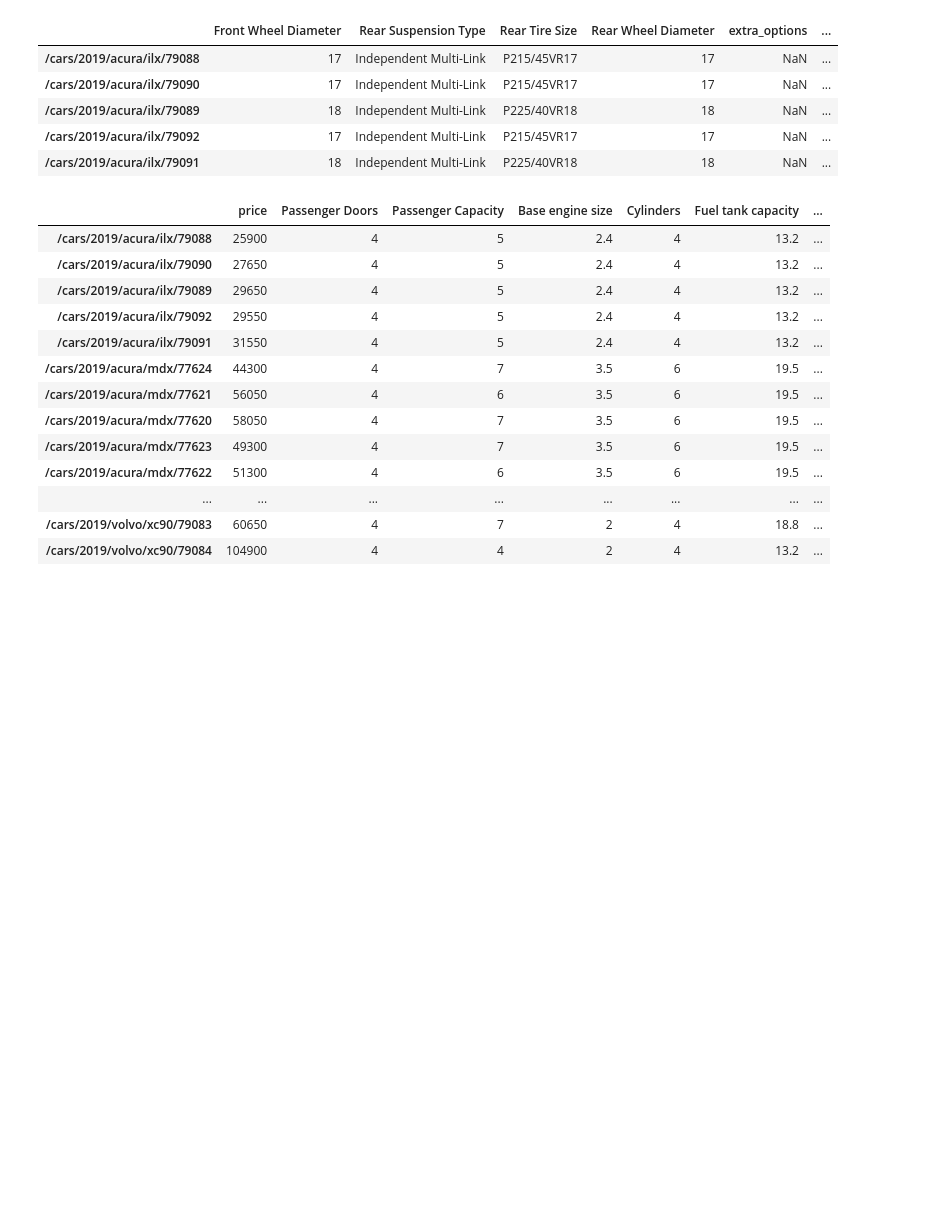
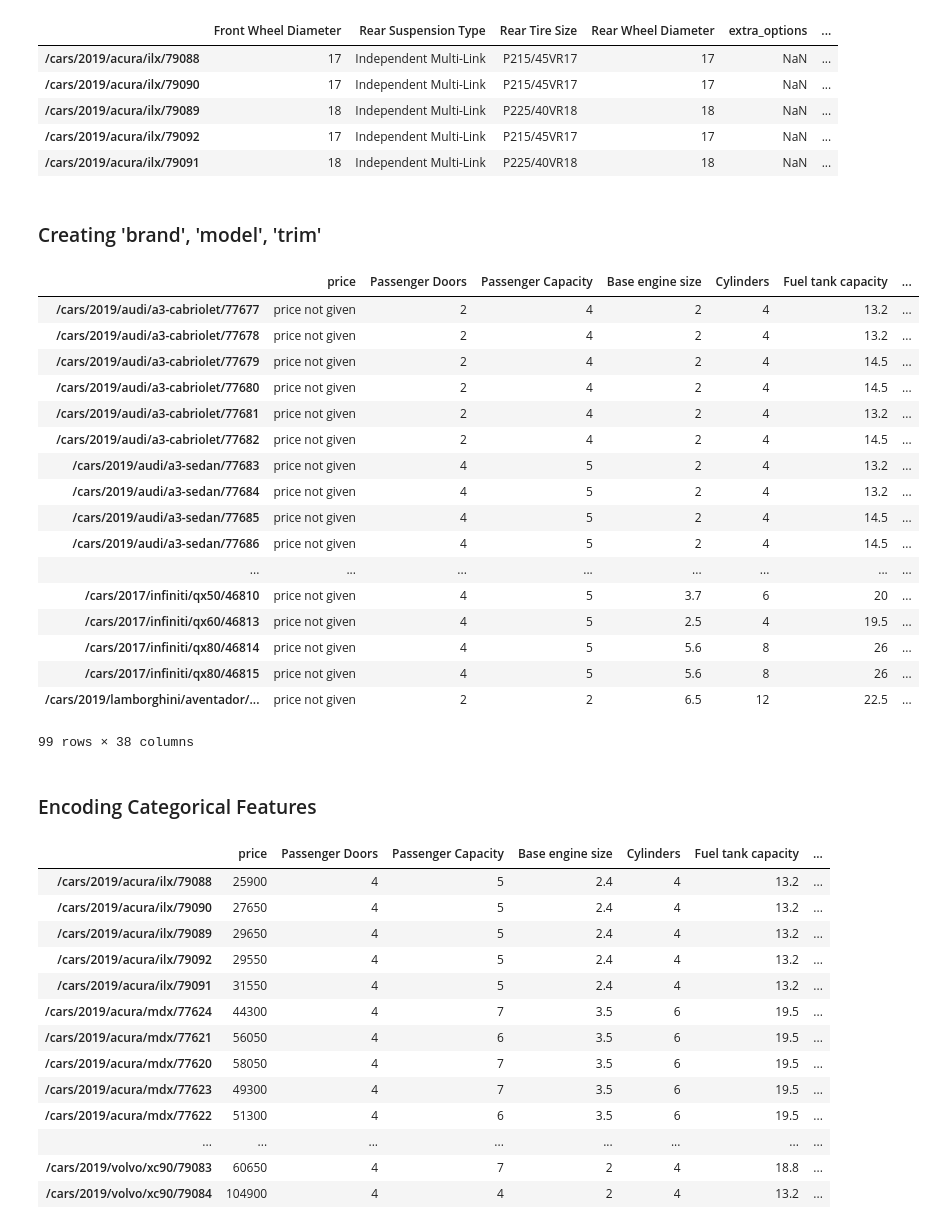
Before and after one commit to oqusous/car_recommendation_, a Jupyter notebook: 01_data_KNN_reg_cla.ipynb, the cells around one changed output. Saved outputs shown, nothing was run; the diff lists cells and outputs as text; code cells hidden in the pictures; blank space fills up the shorter version.

```diff
--- a/01_data_KNN_reg_cla.ipynb
+++ b/01_data_KNN_reg_cla.ipynb
@@ -787,10 +843,33 @@ df_reg.iloc[:,30:].head()
 | /cars/2019/acura/ilx/79089 | 18 | Independent Multi-Link | P225/40VR18 | 18 | NaN | ... |
 | /cars/2019/acura/ilx/79092 | 17 | Independent Multi-Link | P215/45VR17 | 17 | NaN | ... |
 | /cars/2019/acura/ilx/79091 | 18 | Independent Multi-Link | P225/40VR18 | 18 | NaN | ... |
+# %% [markdown]
+### Creating 'brand', 'model', 'trim'
 # %%
 for i,r in df_reg['model_name_carspecs.us'].items():
     df_reg.at[i, 'brand'] = ''.join(df_reg.loc[i, 'model_name_carspecs.us'].split(' ')[1]).strip()
     df_reg.at[i, 'model'] = ''.join(df_reg.loc[i, 'model_name_carspecs.us'].split(' ')[2]).strip()
     df_reg.at[i, 'trim'] = ' '.join(df_reg.loc[i, 'model_name_carspecs.us'].split(' ')[3:]).strip()
+# %%
+df_reg[df_reg['price'] == 'price not given']
+# %% [output]
+|  | price | Passenger Doors | Passenger Capacity | Base engine size | Cylinders | Fuel tank capacity | ... |
+| /cars/2019/audi/a3-cabriolet/77677 | price not given | 2 | 4 | 2 | 4 | 13.2 | ... |
+| /cars/2019/audi/a3-cabriolet/77678 | price not given | 2 | 4 | 2 | 4 | 13.2 | ... |
+| /cars/2019/audi/a3-cabriolet/77679 | price not given | 2 | 4 | 2 | 4 | 14.5 | ... |
+| /cars/2019/audi/a3-cabriolet/77680 | price not given | 2 | 4 | 2 | 4 | 14.5 | ... |
+| /cars/2019/audi/a3-cabriolet/77681 | price not given | 2 | 4 | 2 | 4 | 13.2 | ... |
+| /cars/2019/audi/a3-cabriolet/77682 | price not given | 2 | 4 | 2 | 4 | 14.5 | ... |
+| /cars/2019/audi/a3-sedan/77683 | price not given | 4 | 5 | 2 | 4 | 13.2 | ... |
+| /cars/2019/audi/a3-sedan/77684 | price not given | 4 | 5 | 2 | 4 | 13.2 | ... |
+| /cars/2019/audi/a3-sedan/77685 | price not given | 4 | 5 | 2 | 4 | 14.5 | ... |
+| /cars/2019/audi/a3-sedan/77686 | price not given | 4 | 5 | 2 | 4 | 14.5 | ... |
+| ... | ... | ... | ... | ... | ... | ... | ... |
+| /cars/2017/infiniti/qx50/46810 | price not given | 4 | 5 | 3.7 | 6 | 20 | ... |
+| /cars/2017/infiniti/qx60/46813 | price not given | 4 | 5 | 2.5 | 4 | 19.5 | ... |
+| /cars/2017/infiniti/qx80/46814 | price not given | 4 | 5 | 5.6 | 8 | 26 | ... |
+| /cars/2017/infiniti/qx80/46815 | price not given | 4 | 5 | 5.6 | 8 | 26 | ... |
+| /cars/2019/lamborghini/aventador/... | price not given | 2 | 2 | 6.5 | 12 | 22.5 | ... |
+99 rows × 38 columns
 # %%
 df_reg.drop(['model_name_carspecs.us'],1,inplace=True)
@@ -797,3 +878,5 @@ df_reg.drop(['model_name_carspecs.us'],1,inplace=True)
+# %% [markdown]
+### Encoding Categorical Features
 # %%
 df_encoded = df_reg.copy()
 # %%
```
Also changed, not shown: parts of 41 cells of this notebook, 5 other files.
